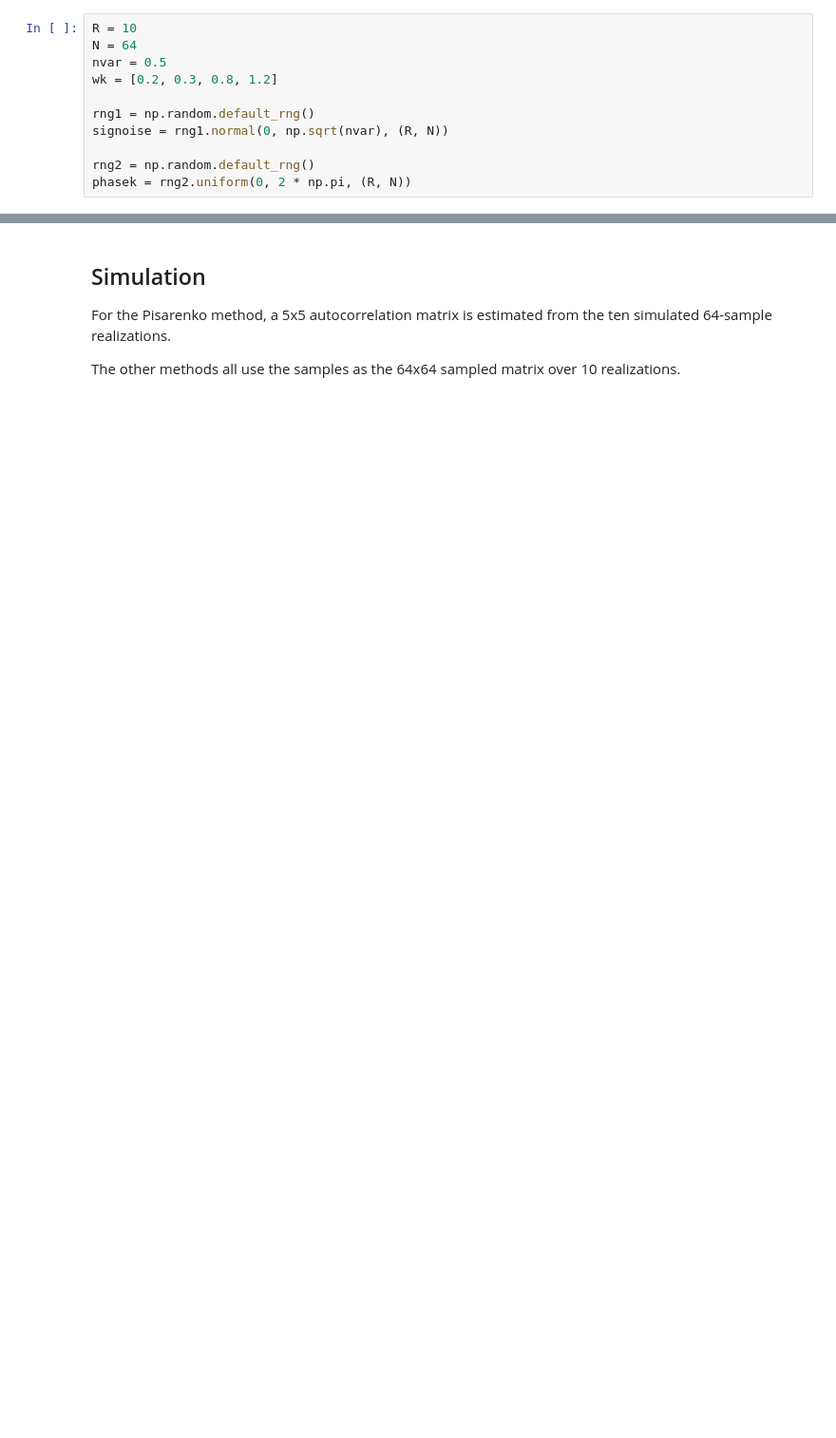
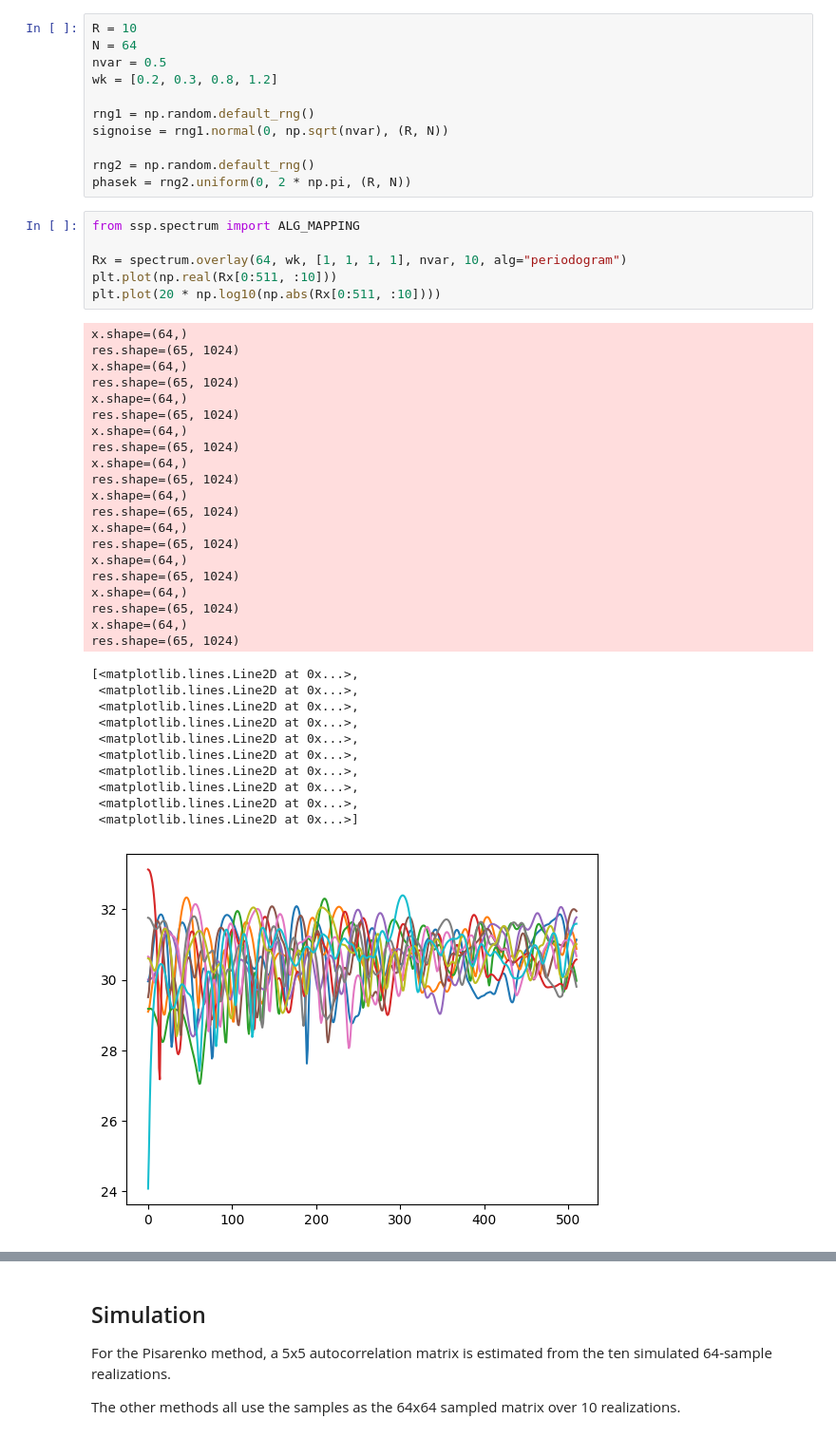
Before and after one commit to mahdiolfat/ssp, a Jupyter notebook: examples/signal_eigendecomposition.ipynb, the cells around one changed output, grey strips where cells are left out. Shown: that part at 95% size. Drawn from its saved outputs; the diff is of its cells as text; blank space fills up the shorter version.

Commit message:
latest code for testing noise subspace spectrum analyzers

```diff
--- a/examples/signal_eigendecomposition.ipynb
+++ b/examples/signal_eigendecomposition.ipynb
@@ -94,3 +117,41 @@ signoise = rng1.normal(0, np.sqrt(nvar), (R, N))
 
 rng2 = np.random.default_rng()
 phasek = rng2.uniform(0, 2 * np.pi, (R, N))
+# %%
+from ssp.spectrum import ALG_MAPPING
+
+Rx = spectrum.overlay(64, wk, [1, 1, 1, 1], nvar, 10, alg="periodogram")
+plt.plot(np.real(Rx[0:511, :10]))
+plt.plot(20 * np.log10(np.abs(Rx[0:511, :10])))
+# %% [output]
+x.shape=(64,)
+res.shape=(65, 1024)
+x.shape=(64,)
+res.shape=(65, 1024)
+x.shape=(64,)
+res.shape=(65, 1024)
+x.shape=(64,)
+res.shape=(65, 1024)
+x.shape=(64,)
+res.shape=(65, 1024)
+x.shape=(64,)
+res.shape=(65, 1024)
+x.shape=(64,)
+res.shape=(65, 1024)
+x.shape=(64,)
+res.shape=(65, 1024)
+x.shape=(64,)
+res.shape=(65, 1024)
+x.shape=(64,)
+res.shape=(65, 1024)
+[<matplotlib.lines.Line2D at 0x...>,
+ <matplotlib.lines.Line2D at 0x...>,
+ <matplotlib.lines.Line2D at 0x...>,
+ <matplotlib.lines.Line2D at 0x...>,
+ <matplotlib.lines.Line2D at 0x...>,
+ <matplotlib.lines.Line2D at 0x...>,
+ <matplotlib.lines.Line2D at 0x...>,
+ <matplotlib.lines.Line2D at 0x...>,
+ <matplotlib.lines.Line2D at 0x...>,
+ <matplotlib.lines.Line2D at 0x...>]
+[figure, added]
```
Also changed, not shown: parts of 4 cells of this notebook, 3 other files.
